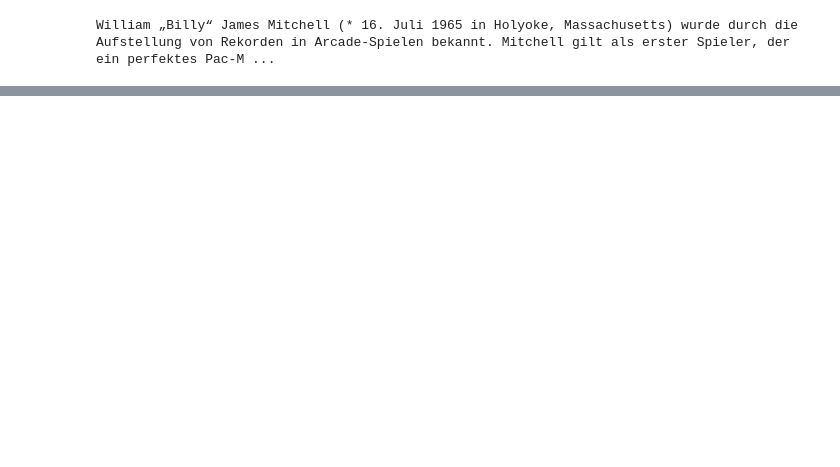
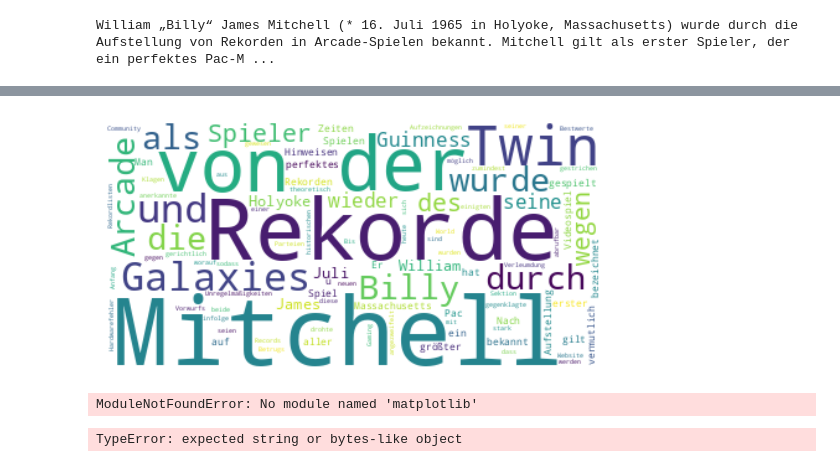
Before and after one commit to BibWiss/notebooks, a Jupyter notebook: nlpbasics/nlpbasics.ipynb, the cells around one changed output, grey strips where cells are left out. Saved outputs shown, nothing was run; the diff lists cells and outputs as text; code cells hidden in the pictures; blank space fills up the shorter version.

Commit message:
Add section on stop words

```diff
--- a/nlpbasics/nlpbasics.ipynb
+++ b/nlpbasics/nlpbasics.ipynb
@@ -78,0 +91,23 @@ William „Billy“ James Mitchell (* 16. Juli 1965 in Holyoke, Massachusetts) w
+# %%
+import nltk
+from nltk.corpus import stopwords
+from nltk.tokenize import word_tokenize
+
+from wordcloud import WordCloud
+import matplotlib.pyplot as plt
+
+# einmalig ausführen
+#nltk.download('stopwords')
+#nltk.download('punkt')
+
+german_stopwords = stopwords.words('german')
+
+# word cloud erstellen
+wordcloud = WordCloud(background_color="white").generate(text2)
+
+# Bild anzeigen
+plt.imshow(wordcloud, interpolation='bilinear')
+plt.axis("off")
+plt.show()
+# %% [output]
+[figure, added]
@@ -78,0 +139,24 @@ William „Billy“ James Mitchell (* 16. Juli 1965 in Holyoke, Massachusetts) w
+# %%
+import pandas as pd
+
+tk_df = pd.DataFrame(list(tokens_count.items()), columns=['element', 'count'])
+# %% [output]
+ModuleNotFoundError: No module named 'matplotlib'
+# %%
+from wordcloud import WordCloud
+import matplotlib.pyplot as plt
+
+# Create stopword list:
+#stopwords = set(STOPWORDS)
+#stopwords.update(["drink", "now", "wine", "flavor", "flavors"])
+
+# Generate a word cloud image
+wordcloud = WordCloud(stopwords=german_stopwords, background_color="white").generate(text2)
+
+# Display the generated image:
+# the matplotlib way:
+plt.imshow(wordcloud, interpolation='bilinear')
+plt.axis("off")
+plt.show()
+# %% [output]
+TypeError: expected string or bytes-like object
```
Also changed, not shown: parts of 5 cells of this notebook.
